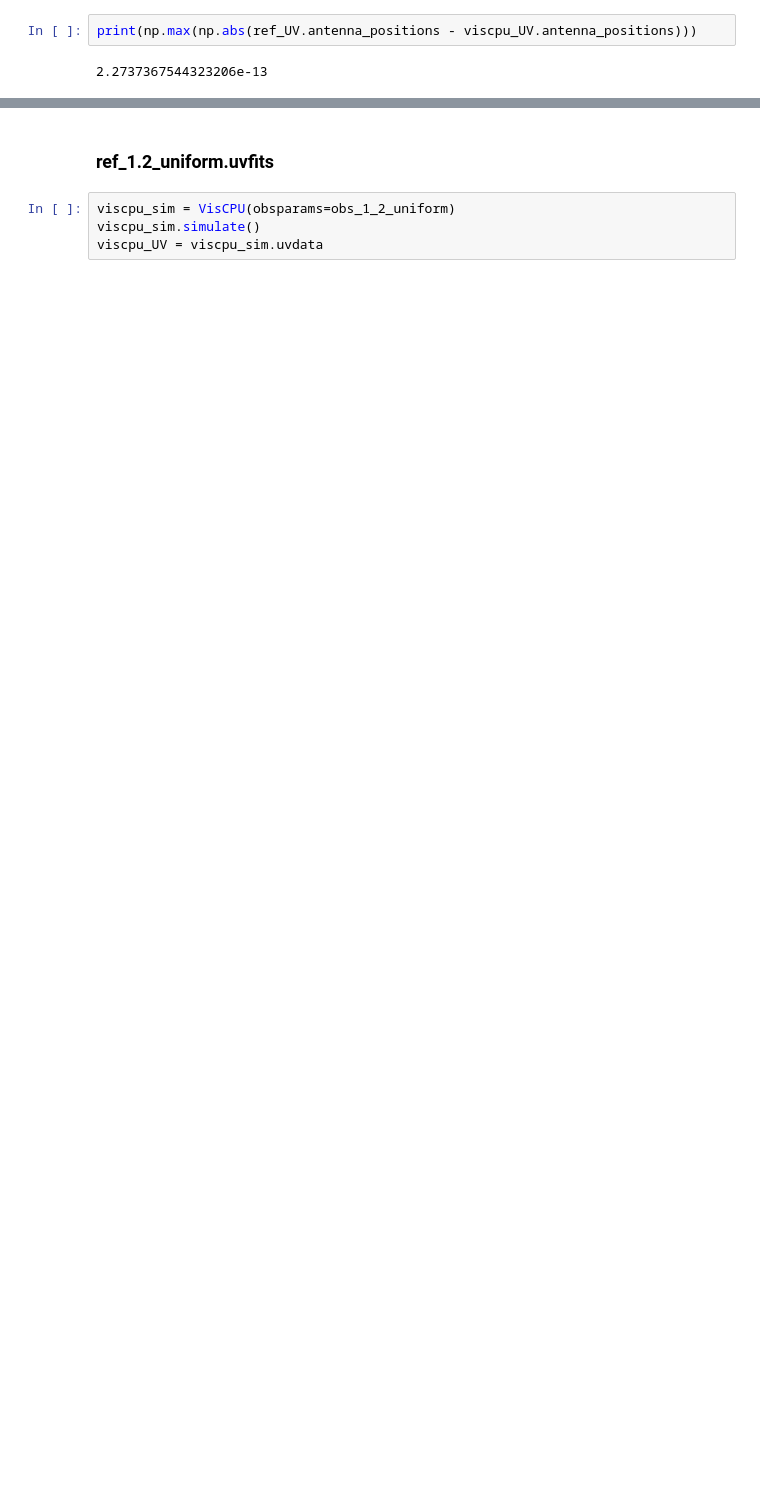
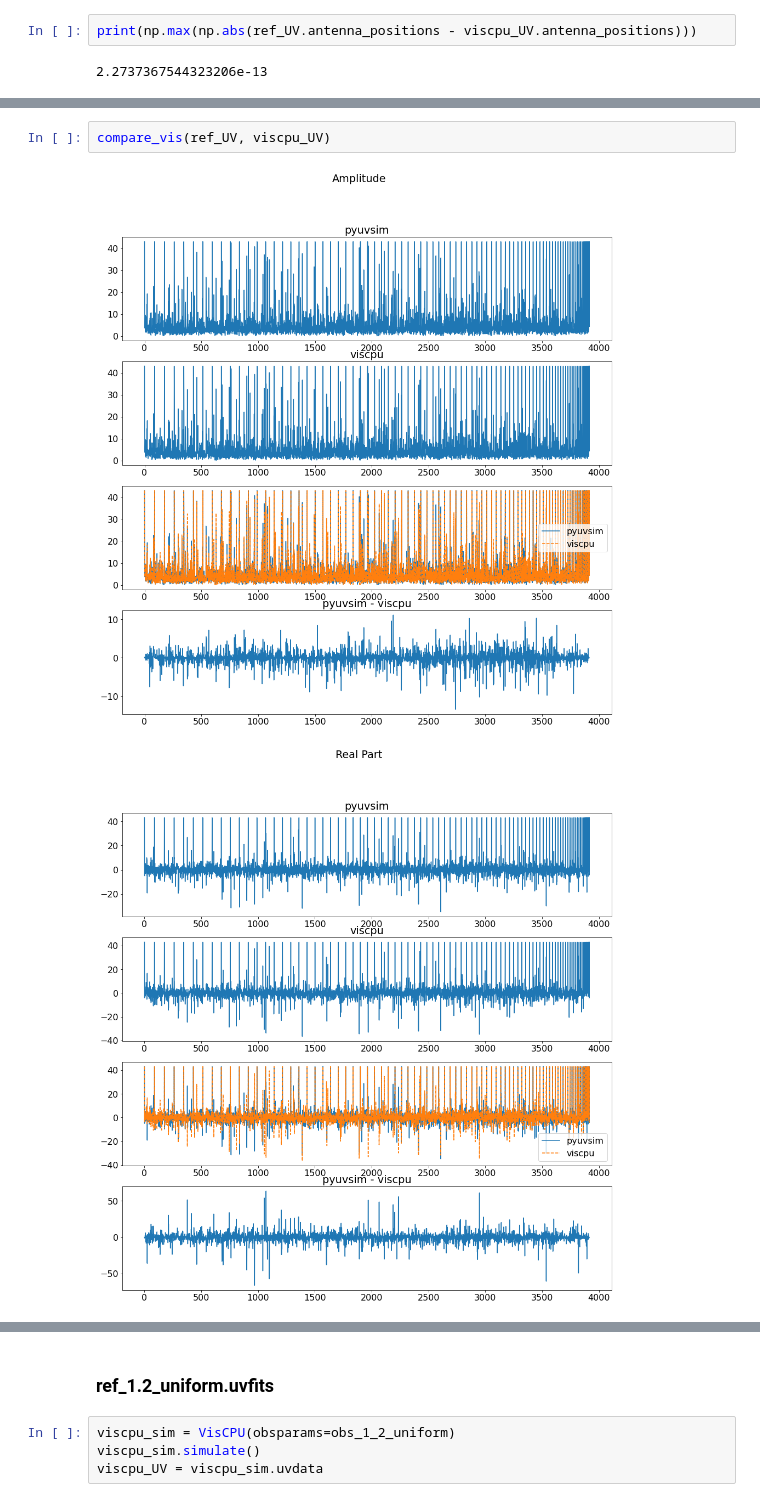
Before and after one commit to HERA-Team/hera-validation, a Jupyter notebook: test-series/-1/test-neg1.3.0.ipynb, the cells around one changed output, grey strips where cells are left out. Cells and saved outputs as stored; diff of their text form; blank space fills up the shorter version.

```diff
--- a/test-series/-1/test-neg1.3.0.ipynb
+++ b/test-series/-1/test-neg1.3.0.ipynb
@@ -193,0 +245,5 @@ invalid value encountered in less_equal
+# %%
+compare_vis(ref_UV, viscpu_UV)
+# %% [output]
+[figure, added]
+[figure, added]
```
Also changed, not shown: parts of 26 cells of this notebook.
